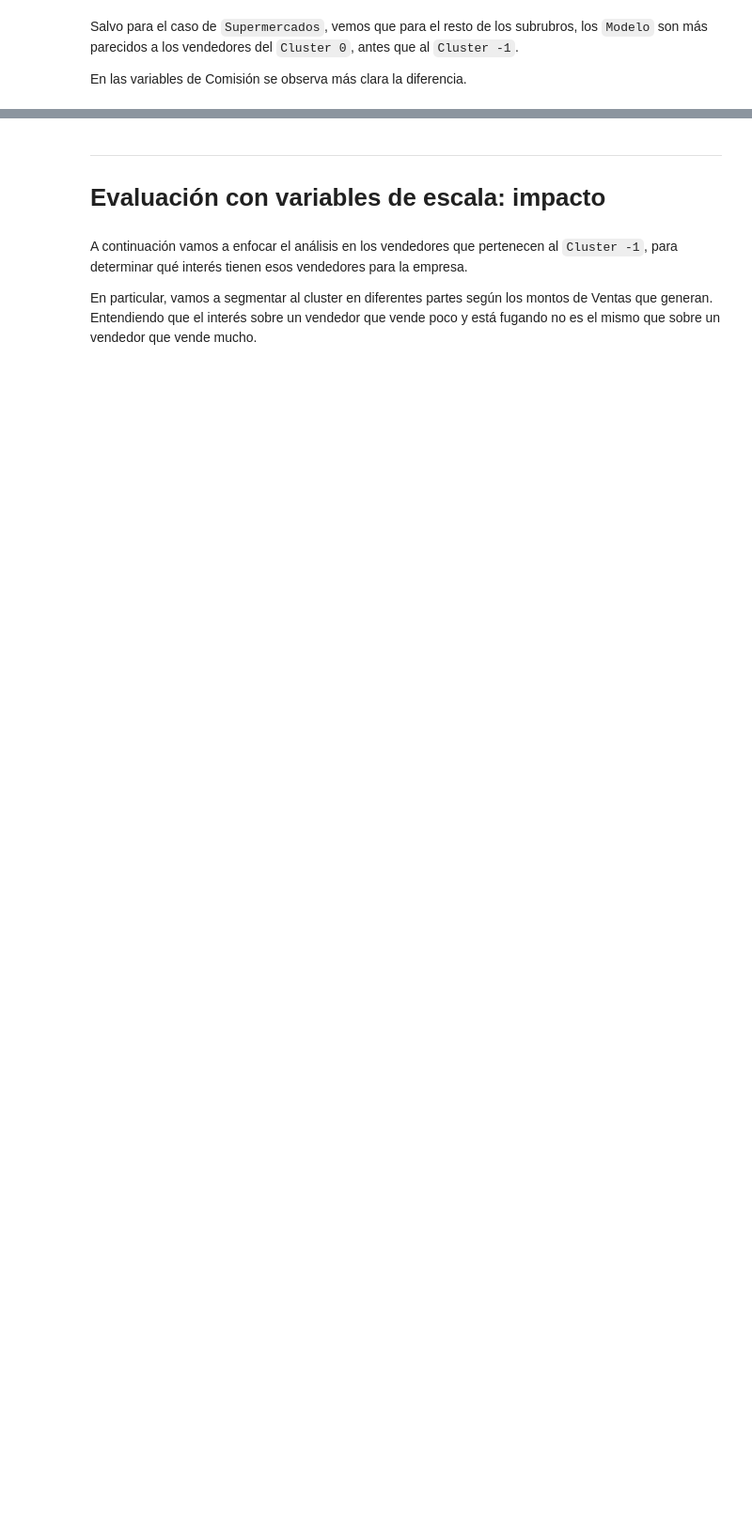
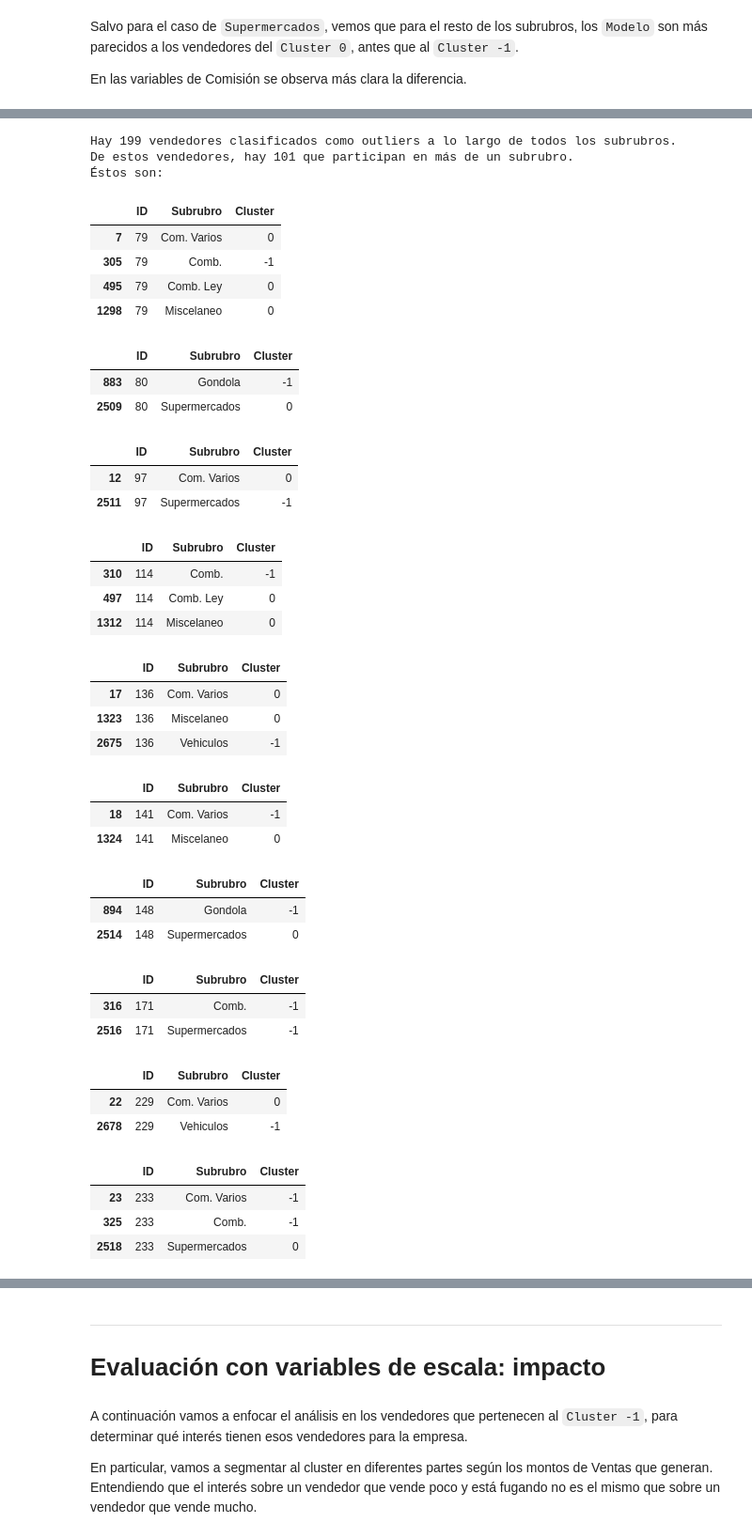
Before and after one commit to Cheva94/Diplo_M16, a Jupyter notebook: notebooks/tp3_clustering4.ipynb, the cells around one changed output, grey strips where cells are left out. Shown at 94% size. Cells and saved outputs as stored; diff of their text form; code cells hidden in the pictures; blank space fills up the shorter version.

```diff
--- a/notebooks/tp3_clustering4.ipynb
+++ b/notebooks/tp3_clustering4.ipynb
@@ -661,0 +666,53 @@ En las variables de Comisión se observa más clara la diferencia.
+# %%
+IDout = final[(final['Cluster'] == -1)]['ID'].sort_values()
+IDout = IDout.unique()
+
+print(f'Hay {len(IDout)} vendedores clasificados como outliers a lo largo de todos los subrubros.')
+k = 0
+for id in IDout:
+    if len(final[(final['ID'] == id)]) != 1:
+        k += 1
+print(f'De estos vendedores, hay {k} que participan en más de un subrubro.')
+print('Éstos son:')
+for id in IDout:
+    if len(final[(final['ID'] == id)]) != 1:
+        display(final[(final['ID'] == id)][['ID', 'Subrubro', 'Cluster']])
+# %% [output]
+Hay 199 vendedores clasificados como outliers a lo largo de todos los subrubros.
+De estos vendedores, hay 101 que participan en más de un subrubro.
+Éstos son:
+|  | ID | Subrubro | Cluster |
+| 7 | 79 | Com. Varios | 0 |
+| 305 | 79 | Comb. | -1 |
+| 495 | 79 | Comb. Ley | 0 |
+| 1298 | 79 | Miscelaneo | 0 |
+|  | ID | Subrubro | Cluster |
+| 883 | 80 | Gondola | -1 |
+| 2509 | 80 | Supermercados | 0 |
+|  | ID | Subrubro | Cluster |
+| 12 | 97 | Com. Varios | 0 |
+| 2511 | 97 | Supermercados | -1 |
+|  | ID | Subrubro | Cluster |
+| 310 | 114 | Comb. | -1 |
+| 497 | 114 | Comb. Ley | 0 |
+| 1312 | 114 | Miscelaneo | 0 |
+|  | ID | Subrubro | Cluster |
+| 17 | 136 | Com. Varios | 0 |
+| 1323 | 136 | Miscelaneo | 0 |
+| 2675 | 136 | Vehiculos | -1 |
+|  | ID | Subrubro | Cluster |
+| 18 | 141 | Com. Varios | -1 |
+| 1324 | 141 | Miscelaneo | 0 |
+|  | ID | Subrubro | Cluster |
+| 894 | 148 | Gondola | -1 |
+| 2514 | 148 | Supermercados | 0 |
+|  | ID | Subrubro | Cluster |
+| 316 | 171 | Comb. | -1 |
+| 2516 | 171 | Supermercados | -1 |
+|  | ID | Subrubro | Cluster |
+| 22 | 229 | Com. Varios | 0 |
+| 2678 | 229 | Vehiculos | -1 |
+|  | ID | Subrubro | Cluster |
+| 23 | 233 | Com. Varios | -1 |
+| 325 | 233 | Comb. | -1 |
+| 2518 | 233 | Supermercados | 0 |
```
Also changed, not shown: parts of 3 cells of this notebook, 2 other files.
